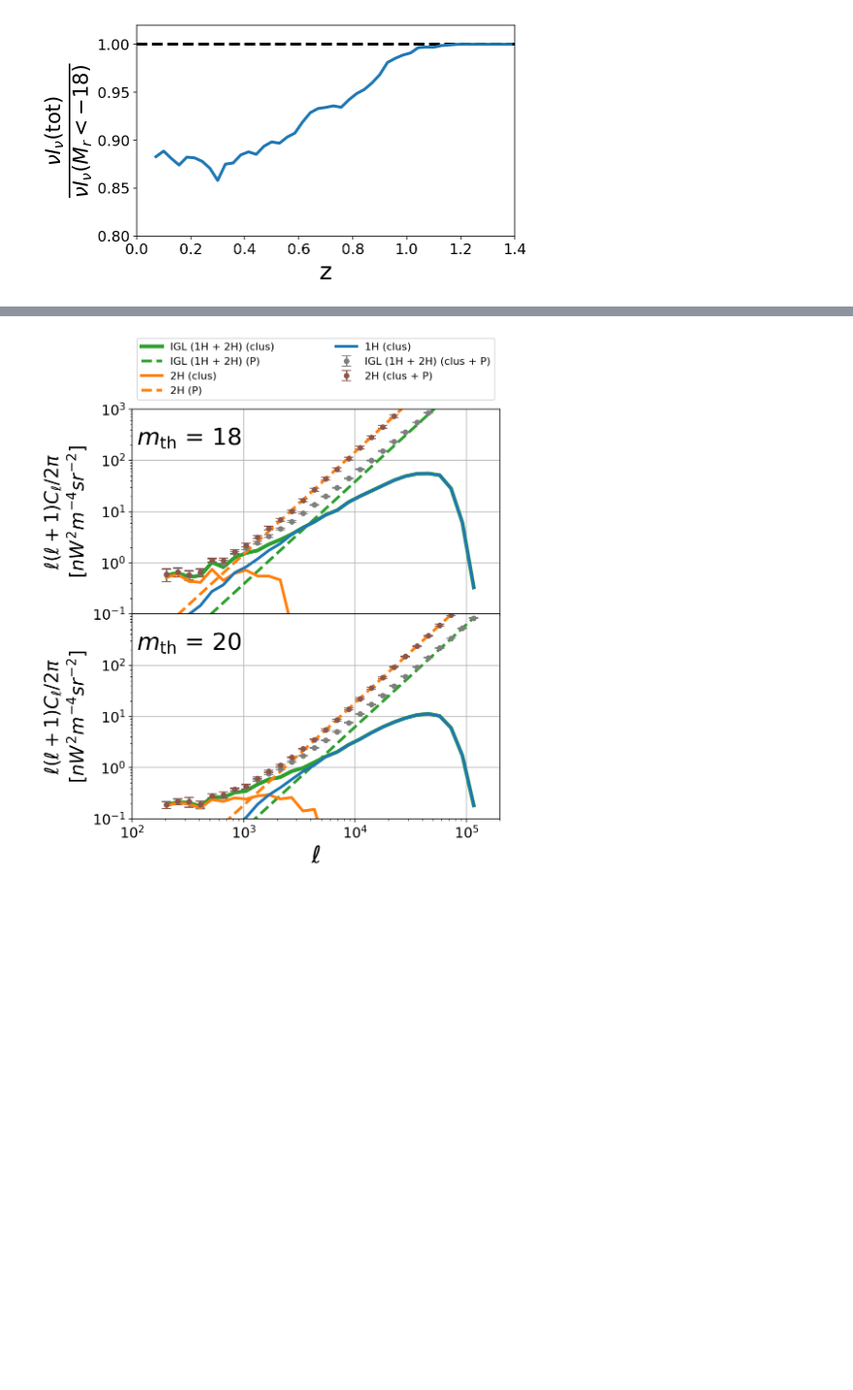
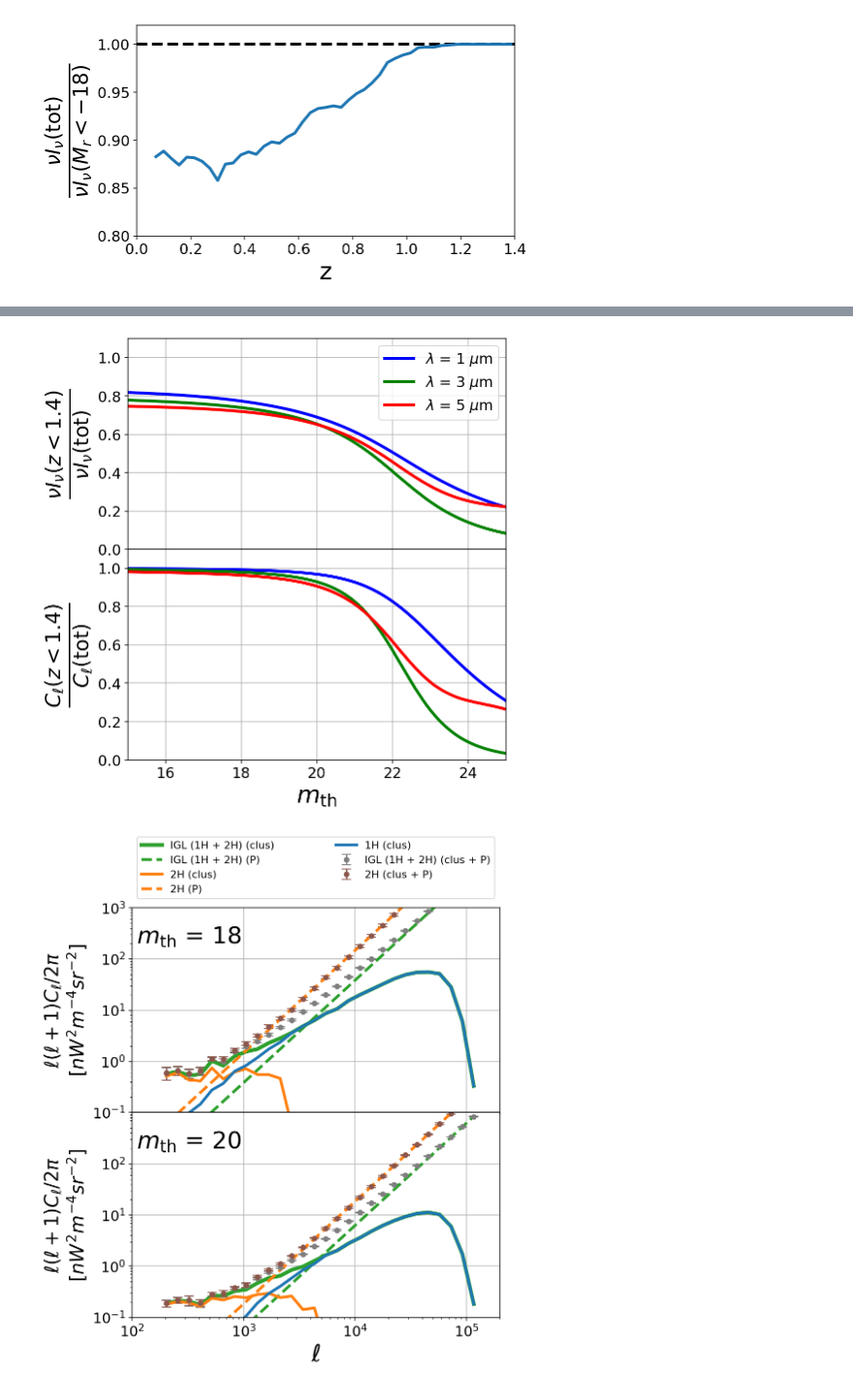
Before and after one commit to yuntingcheng/python_ciber, a Jupyter notebook: stack_modelfit/MICECAT_paperfigs.ipynb, the cells around one changed output, grey strips where cells are left out. Shown at 97% size. Drawn from its saved outputs; the diff is of its cells as text; code cells hidden in the pictures; blank space fills up the shorter version.

```diff
--- a/stack_modelfit/MICECAT_paperfigs.ipynb
+++ b/stack_modelfit/MICECAT_paperfigs.ipynb
@@ -98 +124,58 @@ plt.savefig('plots/MICECAT_paperfig/MICECAT_LF_int.pdf',dpi=100, bbox_inches='ti
+# %%
+from Helgason import *
+
+ell = 1e3
+m_th_ref_arr = np.arange(15,25+0.1,0.1)
+
+fig, ax = plt.subplots(2,1,figsize=(7,8))
+
+zbinedges=np.arange(0, 6, 0.1)
+zbins = (zbinedges[1:] + zbinedges[:-1]) / 2
+idxz = np.argmin(abs(zbins-1.4))
+dzs = np.diff(zbinedges)
+chi_arr = cosmo.comoving_distance(zbins).value * cosmo.h # [Mpc/h]
+H_c_arr = (cosmo.H(zbins) / const.c).to(1/u.Mpc).value / cosmo.h #[h/Mpc]
+chi_arr = cosmo.comoving_distance(zbins).value * cosmo.h # [Mpc/h]
+
+wl_arr = np.array([1,3,5])
+for iwl, (wl, c) in enumerate(zip(wl_arr, ['b','g','r'])):
+    f14_I_arr = np.zeros(len(m_th_ref_arr))
+    f14_Cl_arr = np.zeros(len(m_th_ref_arr))
+    for im, m_th_ref in enumerate(m_th_ref_arr):
+        print(wl, m_th_ref)
+        ClI_clus_arr = np.zeros_like(zbins)
+        ClI_sh_arr = np.zeros_like(zbins)
+        nuInu_arr = np.zeros_like(zbins)
+        for iz, z in enumerate(zbins):
+            k_arr = (ell+0.5) / chi_arr[iz]
+            dnuInu_dz = Helgason_model().dnuInu_dz(z, wl, m_th_ref=m_th_ref)
+            nuInu_arr[iz] = dnuInu_dz * dzs[iz]
+            bI =  Helgason_model().bI(z, wl, m_th_ref=m_th_ref)
+            Plin_arr = get_Pnl_fast(z, k_arr=k_arr)[0]
+            ClI_clus_arr[iz] = dzs[iz]*H_c_arr[iz]/(chi_arr[iz]**2)*(dnuInu_dz*bI)**2*Plin_arr
+            ClI_sh_arr[iz] = Helgason_model().dClsh_dz(z, wl, m_th_ref=m_th_ref) * dzs[iz]
+        ClI_arr = ClI_clus_arr + ClI_sh_arr
+        f14_I_arr[im] = np.sum(nuInu_arr[:idxz])/np.sum(nuInu_arr)
+        f14_Cl_arr[im] = np.sum(ClI_arr[:idxz])/np.sum(ClI_arr)
+    ax[0].plot(m_th_ref_arr, f14_I_arr, c=c, lw=3, label=r'$\lambda$'+' = %d'%wl + r' $\mu$m')
+    ax[1].plot(m_th_ref_arr, f14_Cl_arr, c=c, lw=3)
+
+ax[0].legend(fontsize=15)
+ax[0].set_ylim([0,1.1])
+ax[0].set_xlim([15,25])
+ax[0].grid()
+ax[0].set_ylabel(r'$\frac{\nu I_\nu(z<1.4)}{\nu I_\nu({\rm tot})}$', fontsize=30)
+ax[0].tick_params(labelsize=15)
+ax[0].tick_params(axis='x',labelbottom=False)
+ax[1].set_ylim([0,1.1])
+ax[1].set_xlim([15,25])
+ax[1].grid()
+ax[1].set_xlabel(r'$m_{\rm th}$', fontsize=25)
+ax[1].set_ylabel(r'$\frac{C_\ell(z<1.4)}{C_\ell({\rm tot})}$', fontsize=30)
+ax[1].tick_params(labelsize=15)
+plt.subplots_adjust(hspace=0)
+clear_output()
+plt.savefig('plots/MICECAT_paperfig/IClz14_Helgason.pdf',dpi=100, bbox_inches='tight')
+# %% [output]
+[figure, added]
 # %%
```
Also changed, not shown: parts of 5 cells of this notebook, 3 other files.
